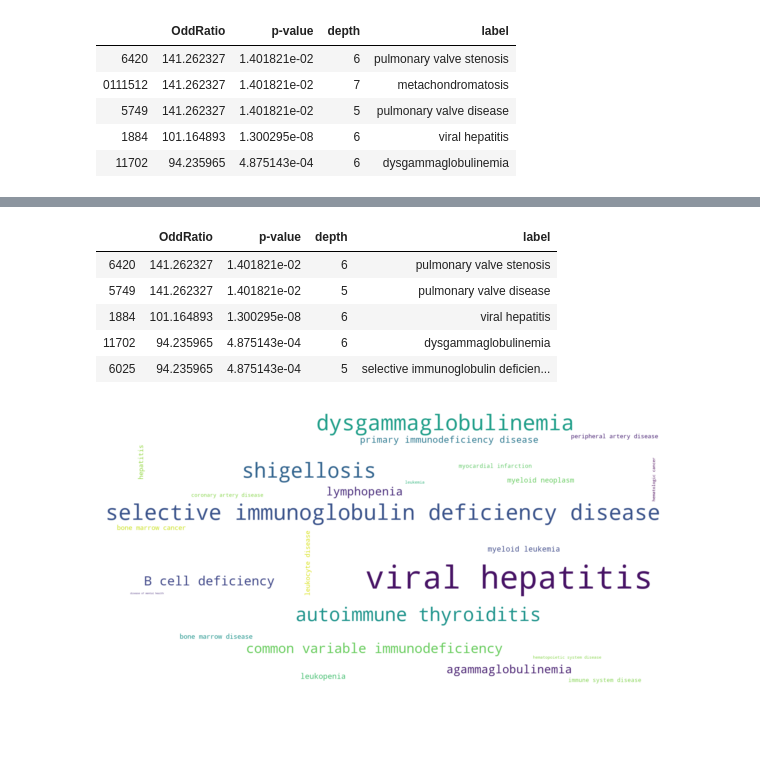
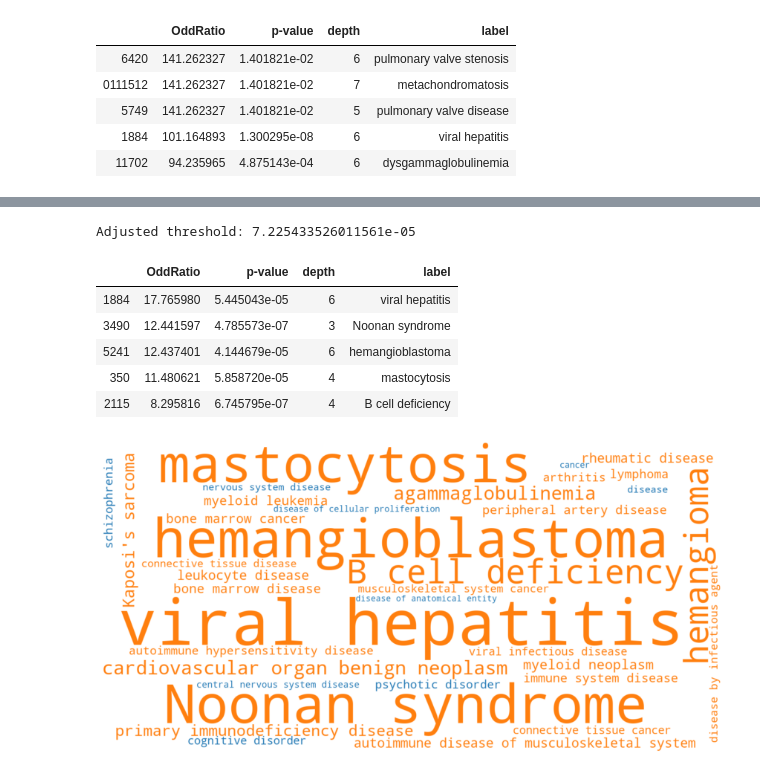
Before and after one commit to Mmiglio/BiologicalData, a Jupyter notebook: code/part2/DiseaseOntology.ipynb, the cells around one changed output, grey strips where cells are left out. Cells and saved outputs as stored; diff of their text form; code cells hidden in the pictures; blank space fills up the shorter version.

```diff
--- a/code/part2/DiseaseOntology.ipynb
+++ b/code/part2/DiseaseOntology.ipynb
@@ -93,0 +374,10 @@ Adjusted threshold: 0.001736111111111111
+# %%
+result_fisher.sort_values(by = "OddRatio", ascending=False, inplace=True)
+# %%
+# add depth and description columns
+result = add_depth_description(
+    df = result_fisher,
+    min_depth = min_depth,
+    labels = labels
+)
+result.head()
@@ -94,30 +391,40 @@ Adjusted threshold: 0.001736111111111111
+# %%
+# Bonferroni correction
+alpha = 0.05
+m = result.shape[0]
+adjusted_threshold = alpha/m
+print("Adjusted threshold: {}".format(adjusted_threshold))
+# %% [output]
+Adjusted threshold: 7.225433526011561e-05
 # %%
 # filter by depth
-filter_terms = (result_fisher["depth"] <= 6) & (result_fisher["p-value"] <= adjusted_threshold)
-
-result_fisher[filter_terms].head()
+filter_terms = (result["depth"] <= 6) & (result["p-value"] <= adjusted_threshold)
+#filter_terms = result_fisher["p-value"] <= adjusted_threshold
+result[filter_terms].head()
 # %% [output]
 |  | OddRatio | p-value | depth | label |
-| 6420 | 141.262327 | 1.401821e-02 | 6 | pulmonary valve stenosis |
-| 5749 | 141.262327 | 1.401821e-02 | 5 | pulmonary valve disease |
-| 1884 | 101.164893 | 1.300295e-08 | 6 | viral hepatitis |
-| 11702 | 94.235965 | 4.875143e-04 | 6 | dysgammaglobulinemia |
-| 6025 | 94.235965 | 4.875143e-04 | 5 | selective immunoglobulin deficien... |
+| 1884 | 17.765980 | 5.445043e-05 | 6 | viral hepatitis |
+| 3490 | 12.441597 | 4.785573e-07 | 3 | Noonan syndrome |
+| 5241 | 12.437401 | 4.144679e-05 | 6 | hemangioblastoma |
+| 350 | 11.480621 | 5.858720e-05 | 4 | mastocytosis |
+| 2115 | 8.295816 | 6.745795e-07 | 4 | B cell deficiency |
 # %%
-# Num of words to be drawn
-N = 30
+# max num of words to be drawn
+N_max = 40
 
 wc = draw_word_cloud(
-    df = result_fisher[filter_terms],
-    N = N,
+    df = result[filter_terms],
+    N = sum(result[filter_terms][:N_max].OddRatio > 1),
+    N_under_represented = sum(result[filter_terms][-N_max:].OddRatio < 1),
     score = 'OddRatio',
-    under_represented = False
+    scale = 1,
+    under_represented=True
 )
 
 # Plot
-plt.figure(figsize=(10, 10))
+plt.figure(figsize=(15, 15))
 plt.imshow(wc, interpolation="bilinear")
 plt.axis("off")
 plt.show()
 # %% [output]
-[figure, old version]
+[figure, new version]
```
Also changed, not shown: parts of 41 cells of this notebook, 2 other files.
